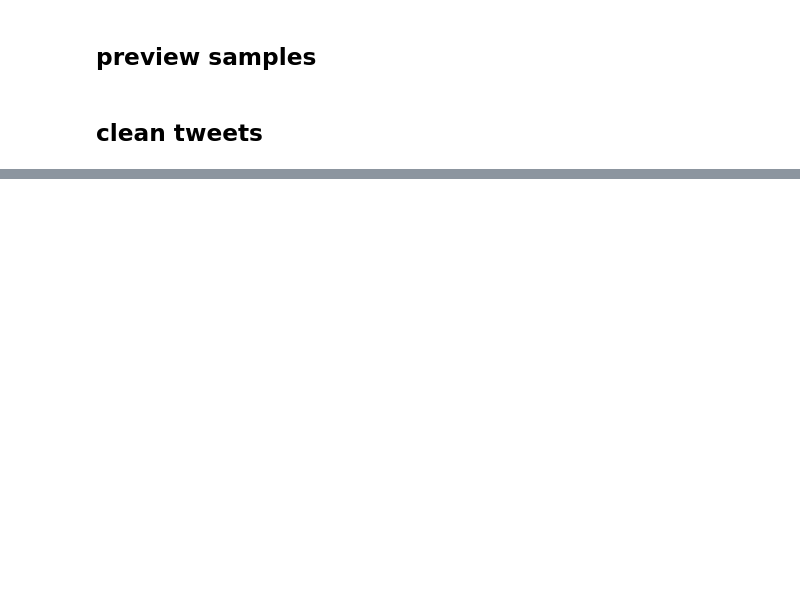
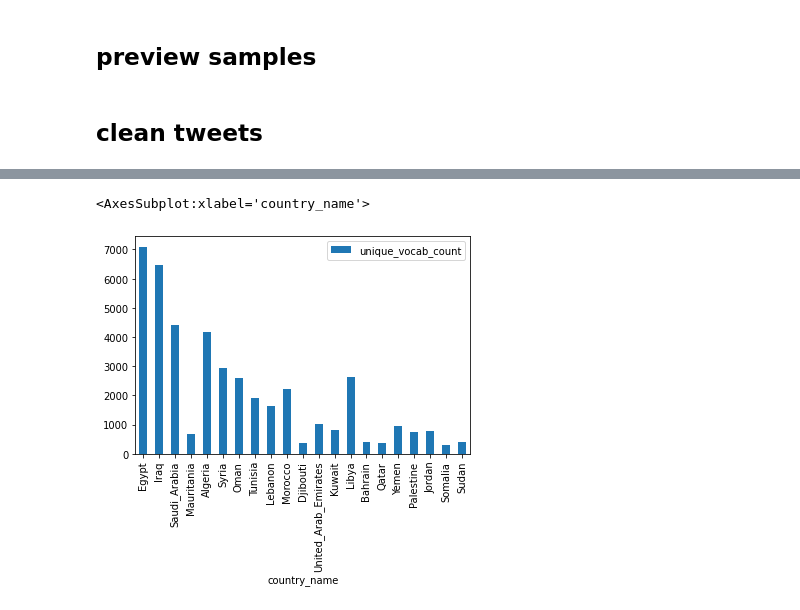
Before and after one commit to OmarSayedMostafa/Nuanced-Arabic-Dialect-Identification, a Jupyter notebook: DataCleaning.ipynb, the cells around one changed output, grey strips where cells are left out. Saved outputs shown, nothing was run; the diff lists cells and outputs as text; code cells hidden in the pictures; blank space fills up the shorter version.

```diff
--- a/DataCleaning.ipynb
+++ b/DataCleaning.ipynb
@@ -194,3 +176,7 @@ looped
 # %%
+country_name_unique_vocab ={}
+country_name, unique_vocab =[], []
 for class_name in class_unique_words.keys():
-    print(class_name, len(class_unique_words[class_name]))
+    country_name_unique_vocab[class_name] = len(class_unique_words[class_name])
+    country_name.append(class_name)
+    unique_vocab.append(len(class_unique_words[class_name]))
@@ -214,0 +203,5 @@ Sudan 390
+# %%
+country_name_unique_vocab_df = df_ = pd.DataFrame(index=range(0,21), columns=['country_name', 'unique_vocab_count'])
+# %%
+country_name_unique_vocab_df['country_name'] = country_name
+country_name_unique_vocab_df['unique_vocab_count'] = unique_vocab
@@ -214,0 +228,5 @@ Sudan 390
+# %%
+country_name_unique_vocab_df.plot(x='country_name', y='unique_vocab_count', kind='bar')
+# %% [output]
+<AxesSubplot:xlabel='country_name'>
+[figure, added]
```
Also changed, not shown: parts of 15 cells of this notebook, 8 other files.
